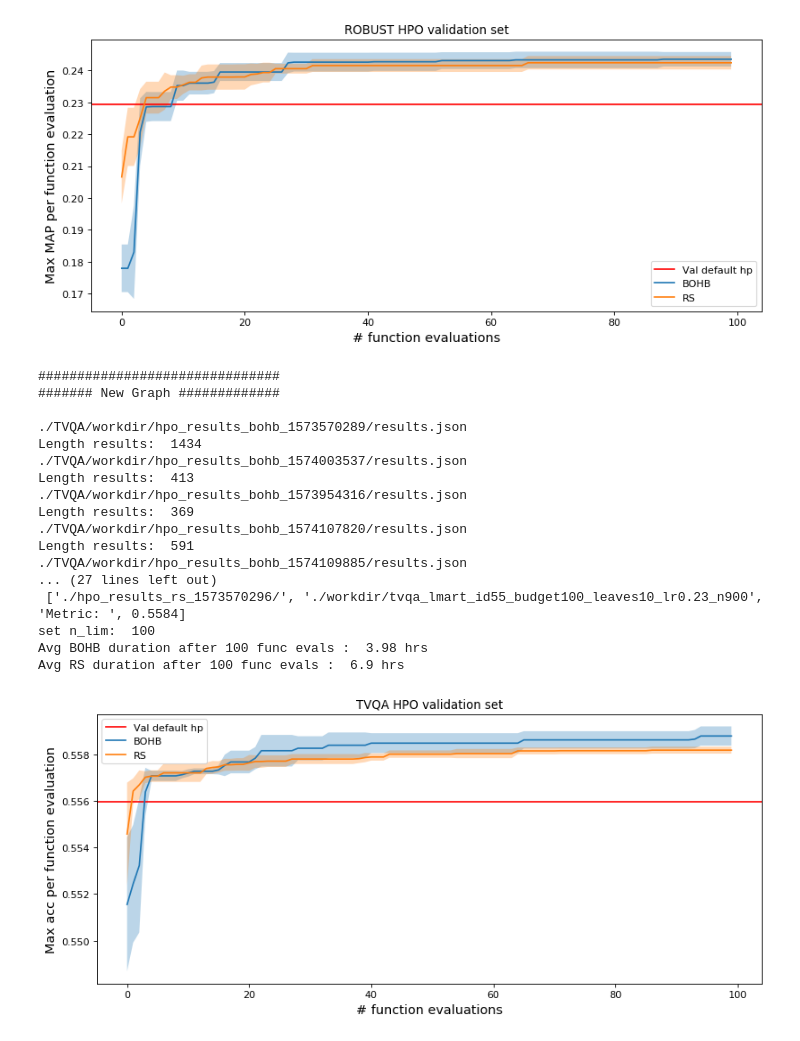
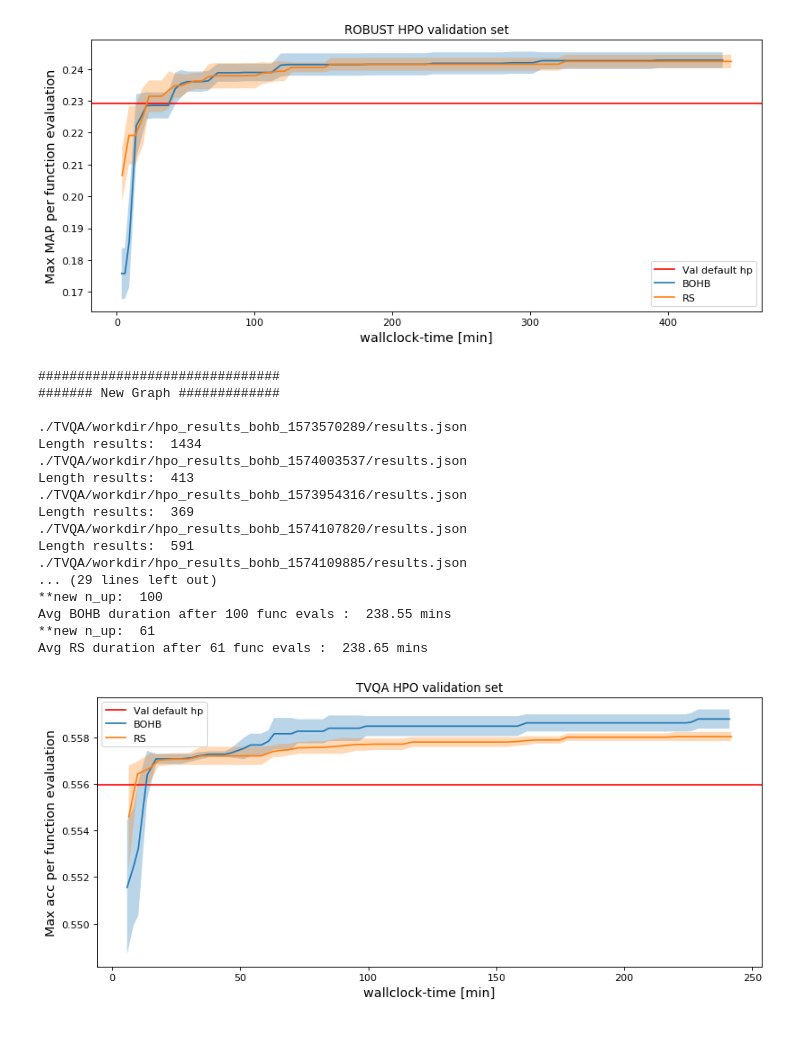
Before and after one commit to fj-morales/deep-relevance-ranking, a Jupyter notebook: models/baselines/HPO_analysis_intermediate.ipynb, the cells around one changed output. Drawn from its saved outputs; the diff is of its cells as text; code cells hidden in the pictures.

```diff
--- a/models/baselines/HPO_analysis_intermediate.ipynb
+++ b/models/baselines/HPO_analysis_intermediate.ipynb
@@ -163,10 +163,10 @@ def get_avg_results(results_files, n_lim):
 #         return {'loss_data': [x[3]['loss'] for x in results], # Get only runs on 100% of data
 
             'times': res[0]['times'][0:n_up], # Time reference of the first run, not the ebst way!
-            'duration_avg': duration_mean # Time reference of the first run, not the ebst way!
+            'duration_mean': duration_mean # Time reference of the first run, not the ebst way!
            }
 # %%
-def plot_results(dataset, *plots, dev_def=0, test_def=0, n=0, n_lim=0, time_flag=False):
+def plot_results(dataset, *plots, dev_def=0, test_def=0, n=0, n_lim=0, min_dur=0, time_flag=True):
     f = plt.figure(num=None, figsize=(12, 5), dpi=80, facecolor='w', edgecolor='k')
     plt.clf()
 
@@ -174,16 +174,23 @@ def plot_results(dataset, *plots, dev_def=0, test_def=0, n=0, n_lim=0, time_flag
 
     plt.axhline(y=dev_def, color='r', linestyle='-', label = 'Val default hp')
 #     plt.axhline(y=test_def, color='g', linestyle='--', label = 'Test default hp')
-    pdf_file = 'hpo_' + dataset + '_avg_curves.pdf'
+
 
     for plot_data in plots:
 
         len_data = len(plot_data['loss_data'])
 
-        if (n_lim < len_data) and (n_lim > 0):
-            n_up = n_lim
+        for i,x in enumerate(plot_data['duration_mean']):
+             if sum(plot_data['duration_mean'][0:i+1]) >= min_dur:
+                    break
+        if time_flag:
+            n_up = i+1
+            print('**new n_up: ', n_up)
         else:
-            n_up = len_data
+            if (n_lim < len_data) and (n_lim > 0):
+                n_up = n_lim
+            else:
+                n_up = len_data
 
 #         y_results = [1 - min(plot_data['loss_data'][0:i+1]) for i,x in enumerate(plot_data['loss_data'])]
 #         min_losses = get_min_loss(plot_data['loss_data'])
@@ -194,18 +201,20 @@ def plot_results(dataset, *plots, dev_def=0, test_def=0, n=0, n_lim=0, time_flag
 
 #         duration = plot_data['times'][n_up-1]['finished'] - plot_data['times'][0]['submitted']
 
-        duration = sum(plot_data['duration_avg'][0:n_up-1])
-        print('Avg ' + plot_data['avg_hpo'].upper() + ' duration after ' + str(n_up) + ' func evals : ', round(duration/3600,2), 'hrs')
+        duration = sum(plot_data['duration_mean'][0:n_up-1])
+        print('Avg ' + plot_data['avg_hpo'].upper() + ' duration after ' + str(n_up) + ' func evals : ', round(duration/60,2), 'mins')
 
         if time_flag:
+            x_axis = 'time'
             initial = plot_data['times'][0]['submitted']
 
 #             idx = list(np.linspace(0, time_diff, num=len(metric_max_avg)))
-            idx = [x['finished'] - initial for x in plot_data['times']]
+            idx = [sum(plot_data['duration_mean'][0:i+1]) for i,x in enumerate(plot_data['duration_mean'])]
 
-            idx = [x/3600 for x in idx]
-            plt.xlabel('wallclock-time [hr]', fontsize = 13)
+            idx = [x/60 for x in idx]
+            plt.xlabel('wallclock-time [min]', fontsize = 13)
         else:
+            x_axis = 'func_eval'
             idx = list(range(0,len(metric_max_avg)))
             plt.xlabel('# function evaluations', fontsize = 13)
 #             plt.xlabel('# function evaluations on 100% budget', fontsize = 13)
@@ -243,6 +252,7 @@ def plot_results(dataset, *plots, dev_def=0, test_def=0, n=0, n_lim=0, time_flag
 #     plt.plot([x/hour for x in incumbent_bohb['times_finished']], incumbent_bohb['losses'])
     plt.legend()
     plt.show()
+    pdf_file = 'hpo_' + dataset + '_' + x_axis + '_avg_curves.pdf'
     f.savefig(pdf_file, bbox_inches='tight')
 #     pp.close()
     return [metric_max_avg, idx]
@@ -280,6 +290,7 @@ n_limit2 = 100
 
 for wdir, dev_def, test_def in zip(workdirs, dev_defaults, test_defaults):
 
+    dur= []
     avg_res_hpo = []
     for hpo_m in hpo_methods:
         print('\n\n###############################\n####### New Graph #############\n')
@@ -300,7 +311,7 @@ for wdir, dev_def, test_def in zip(workdirs, dev_defaults, test_defaults):
 #         print(dataset)
         avg_res = get_avg_results(results_files, n_limit2)
 #         n_limit_hpo = len(avg_res['loss_data'])
-
+        dur.append(sum(avg_res['duration_mean']))
         avg_res_hpo.append(avg_res)
 
     if adjust == 'min':
@@ -308,10 +319,10 @@ for wdir, dev_def, test_def in zip(workdirs, dev_defaults, test_defaults):
     elif adjust == 'max':
         n_limit = max(len(r['loss_data']) for r in avg_res_hpo)
     elif adjust == 'fixed':
-        n_limit = 100
+        n_limit = n_limit2
     print('set n_lim: ', n_limit)
 
-    [max_m, idx] = plot_results(dataset, *avg_res_hpo, dev_def=dev_def, test_def=test_def, n=0, n_lim=n_limit, time_flag=False)
+    [max_m, idx] = plot_results(dataset, *avg_res_hpo, dev_def=dev_def, test_def=test_def, n=0, n_lim=n_limit, min_dur=min(dur), time_flag=True)
 
         # Plot
 
@@ -355,19 +366,19 @@ Avg RS duration after 100 func evals :  8.06 hrs
-[figure, old version]
+[figure, new version]
 ###############################
 ####### New Graph #############
 
 ./TVQA/workdir/hpo_results_bohb_1573570289/results.json
 Length results:  1434
 ./TVQA/workdir/hpo_results_bohb_1574003537/results.json
 Length results:  413
 ./TVQA/workdir/hpo_results_bohb_1573954316/results.json
 Length results:  369
 ./TVQA/workdir/hpo_results_bohb_1574107820/results.json
 Length results:  591
 ./TVQA/workdir/hpo_results_bohb_1574109885/results.json
-... (27 lines left out)
- ['./hpo_results_rs_1573570296/', './workdir/tvqa_lmart_id55_budget100_leaves10_lr0.23_n900', 'Metric: ', 0.5584]
-set n_lim:  100
-Avg BOHB duration after 100 func evals :  3.98 hrs
-Avg RS duration after 100 func evals :  6.9 hrs
+... (29 lines left out)
+**new n_up:  100
+Avg BOHB duration after 100 func evals :  238.55 mins
+**new n_up:  61
+Avg RS duration after 61 func evals :  238.65 mins
-[figure, old version]
+[figure, new version]
```
Also changed, not shown: parts of 1 cell of this notebook, 1 other file.
